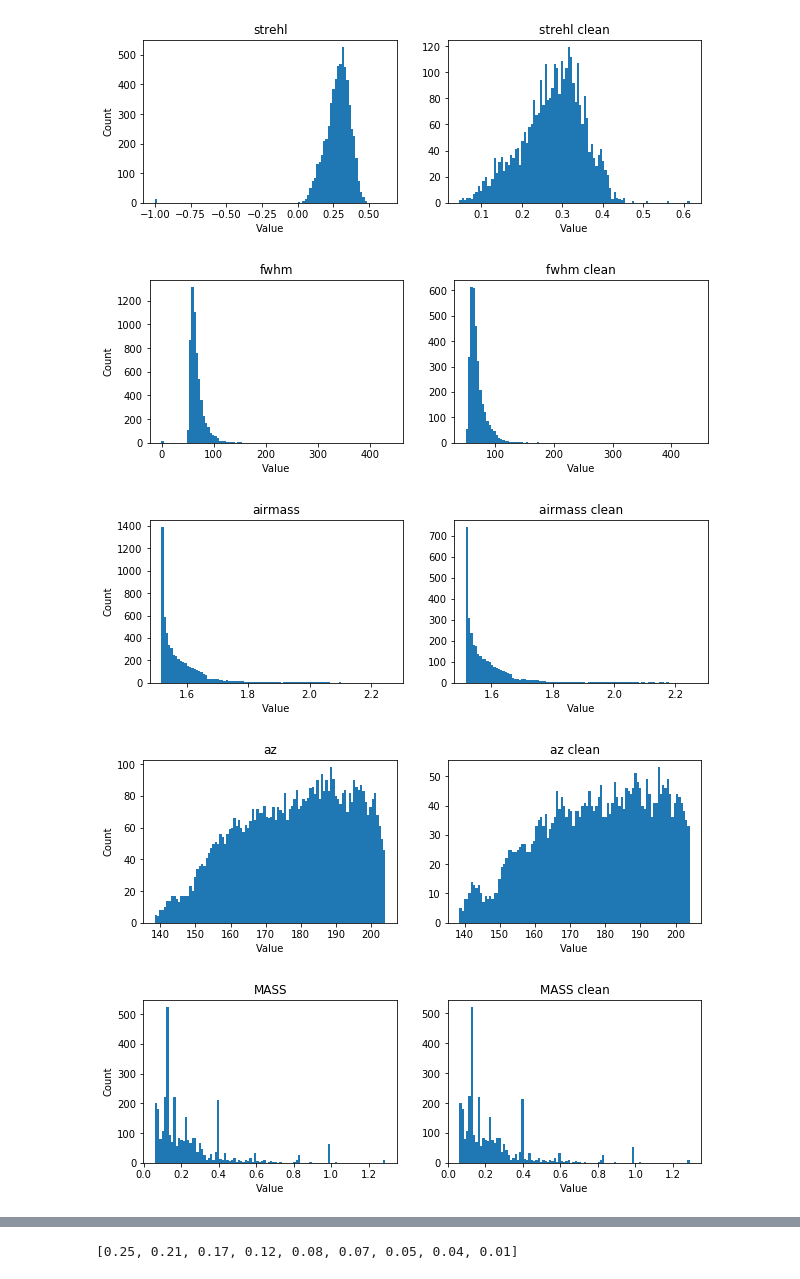
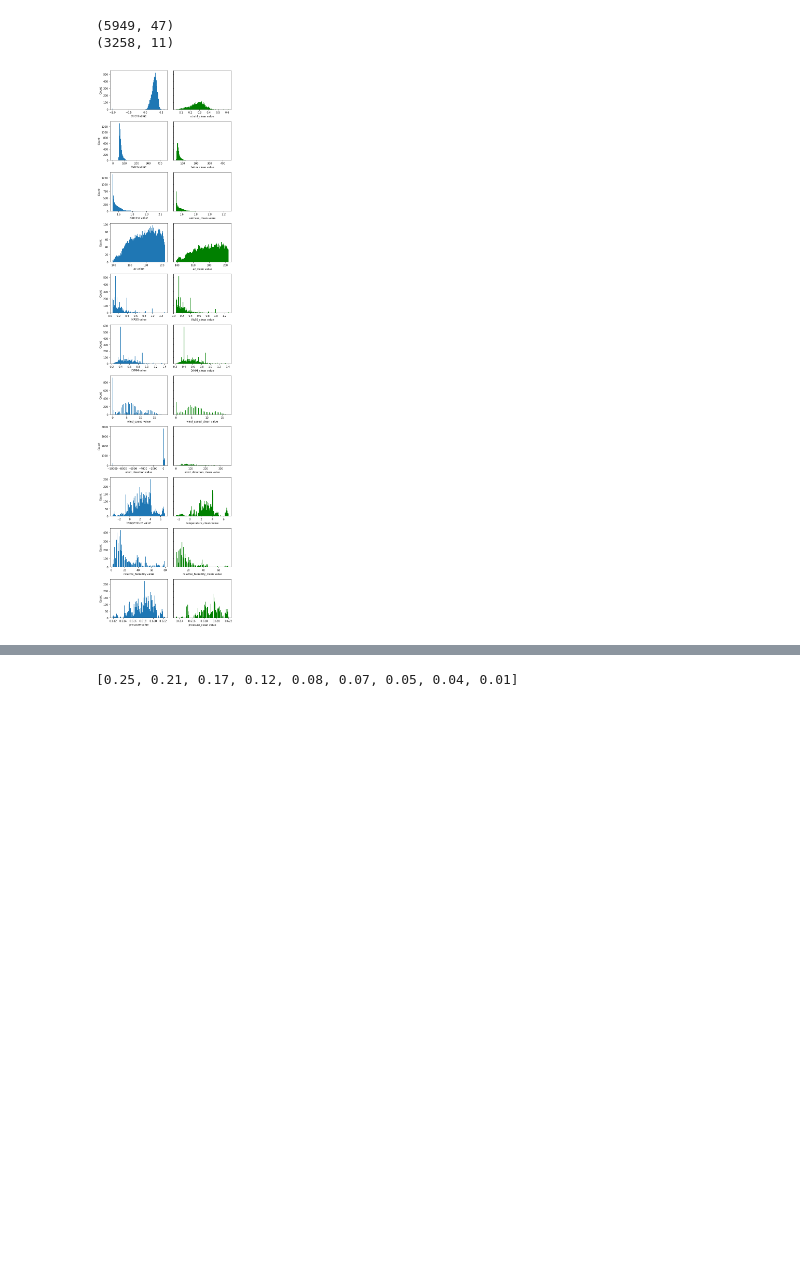
Before and after one commit to eramey16/berkeley_research, a Jupyter notebook: Keck_Performance/Keck_RandomForest_Analysis.ipynb, the cells around one changed output, grey strips where cells are left out. Saved outputs shown, nothing was run; the diff lists cells and outputs as text; code cells hidden in the pictures; blank space fills up the shorter version.

```diff
--- a/Keck_Performance/Keck_RandomForest_Analysis.ipynb
+++ b/Keck_Performance/Keck_RandomForest_Analysis.ipynb
@@ -19,8 +19,8 @@ from sklearn.metrics import mean_absolute_error
 from sklearn.model_selection import train_test_split, GridSearchCV
 # %%
 ### Files and folders
-root_dir = "/g/lu/data/gc" # root data directory
-tables = "LGS_AO_data/steve_metadata/" # folder of data tables found in Steve's directory
+root_dir = "/g/lu/data/gc/" # root data directory
+tables = "/u/steverobinson/work/keckao/" # folder of data tables found in Steve's directory
 meta_file = tables+"lgs_metadata2.fits" # test metadata table
 # strehl and fwhm are labels, the rest are features
 use_cols = ['strehl', 'fwhm', 'airmass', 'az', 'MASS', 'DIMM', 'wind_speed',
@@ -31,30 +31,31 @@ Y_data = use_cols[:2]
 # %%
 ### Read info from Steve's metadata files
 meta_data = Table.read(meta_file)
 meta_data = meta_data.to_pandas() # convert to pandas
+print(meta_data.shape)
 
 # extract relevant data
 meta_data = meta_data[use_cols]
 # clean data
 meta_clean = util.clean(meta_data)
+print(meta_clean.shape)
 
 ### Graph the features to see what values they take on
 bins = 100
-for col in use_cols:
-    fig, ax = plt.subplots(1, 2, figsize=(10, 3))
-    ax[0].hist(meta_data[col], bins)
-    ax[0].set_title(col)
-    ax[0].set_xlabel("Value")
-    ax[0].set_ylabel("Count")
+fig, ax = plt.subplots(len(use_cols), 2, sharey='row', figsize=(7.5, 30))
+for i, col in enumerate(use_cols):
+    ax[i,0].hist(meta_data[col], bins)
+    #ax[i,0].set_title(col)
+    ax[i,0].set_xlabel(col+" value")
+    ax[i,0].set_ylabel("Count")
 
-    ax[1].hist(meta_clean[col], bins)
-    ax[1].set_xlabel("Value")
-    ax[1].set_title(col+" clean")
+    ax[i,1].hist(meta_clean[col], bins, color='g')
+    ax[i,1].set_xlabel(col+"_clean value")
+    #ax[i,1].set_title(col+" clean")
 
-    plt.show()
+plt.tight_layout()
+plt.savefig("plots/feature_histograms.png")
 # %% [output]
+(5949, 47)
+(3258, 11)
-[figure, old version]
+[figure, new version]
-[figure, removed]
-[figure, removed]
-[figure, removed]
-[figure, removed]
```
Also changed, not shown: parts of 4 cells of this notebook, 2 other files.
